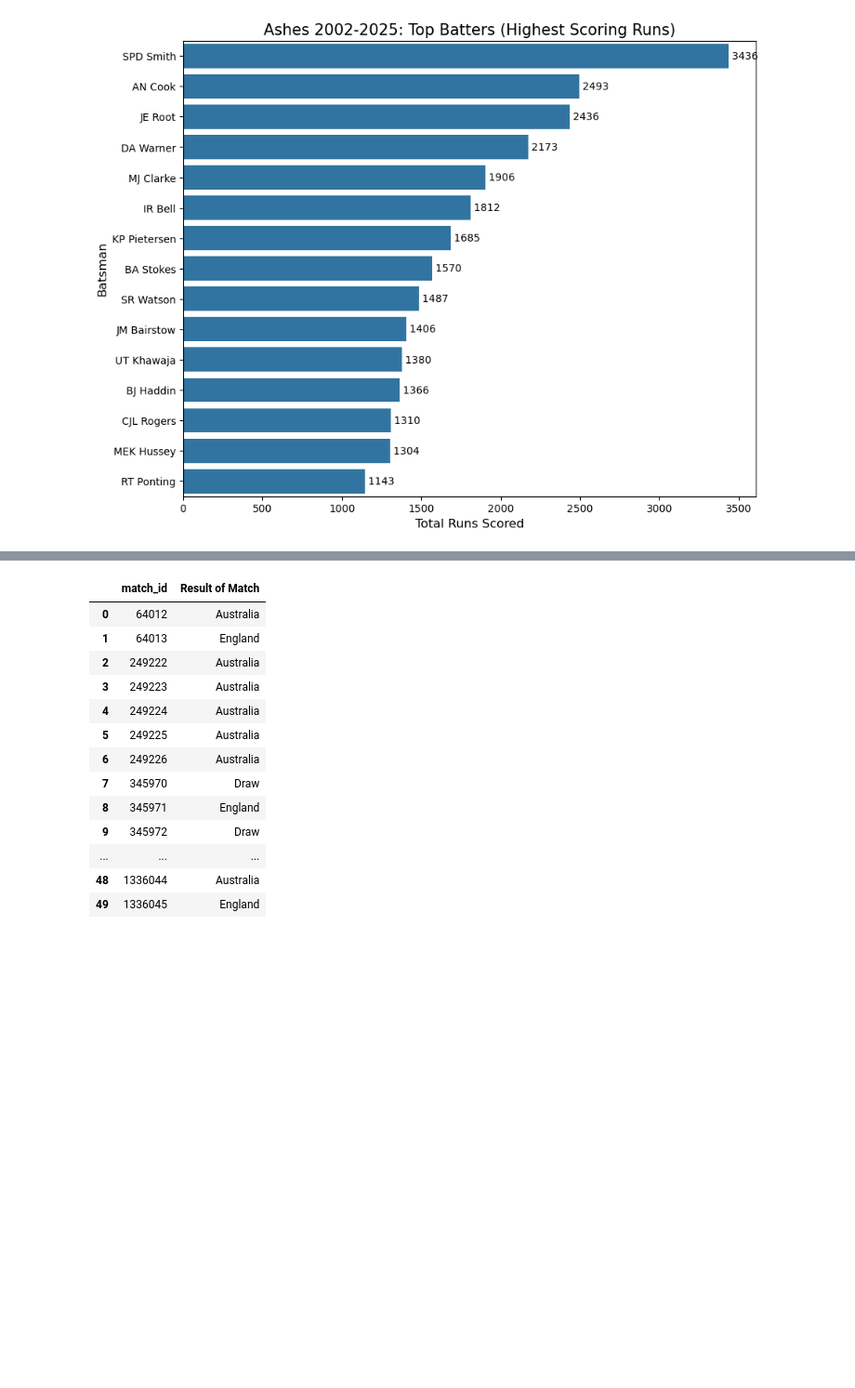
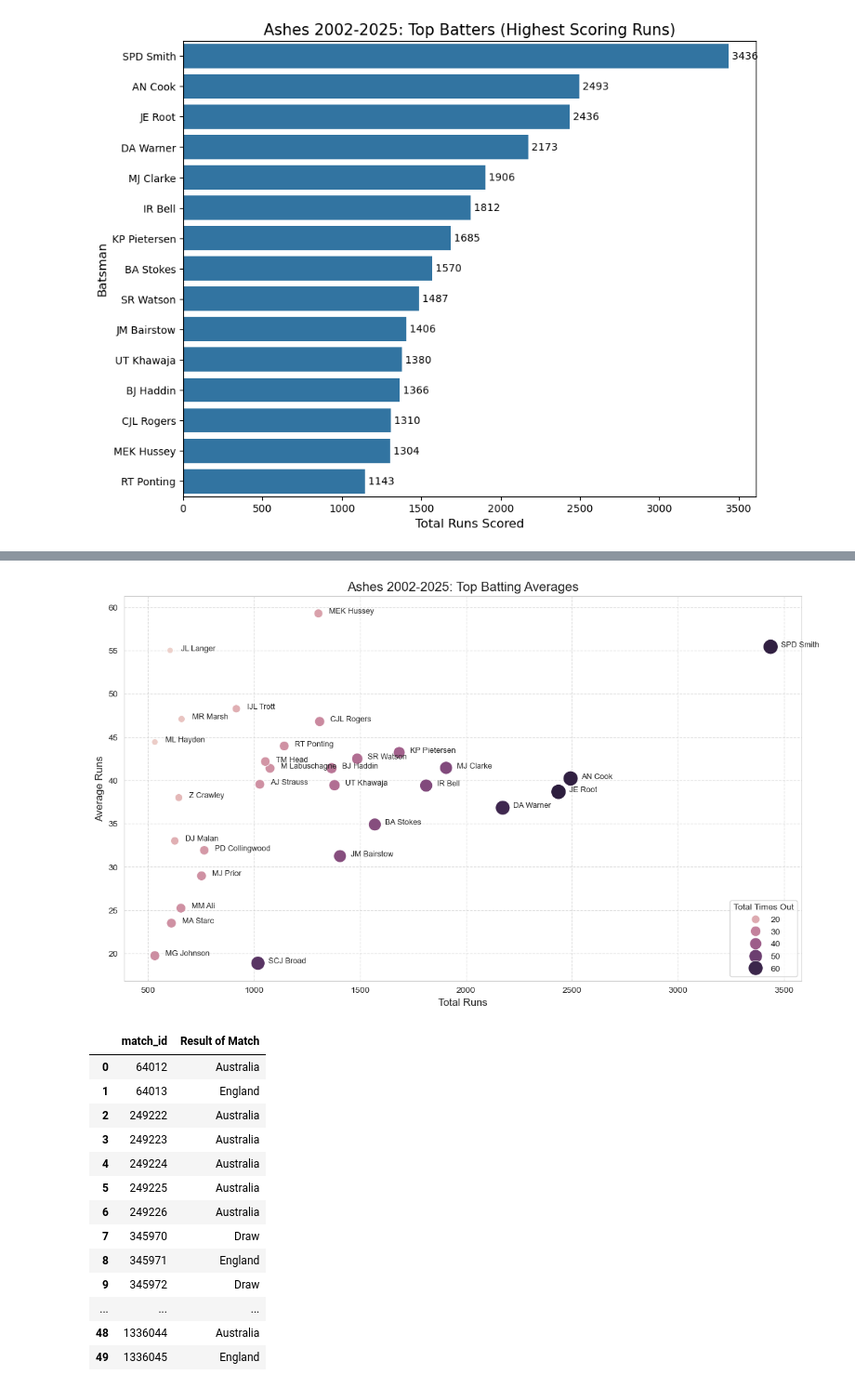
Before and after one commit to zoeh6176-sketch/Programming-Assessment, a Jupyter notebook: Untitled.ipynb, the cells around one changed output, grey strips where cells are left out. Shown at 93% size. Saved outputs shown, nothing was run; the diff lists cells and outputs as text; code cells hidden in the pictures; blank space fills up the shorter version.

```diff
--- a/Untitled.ipynb
+++ b/Untitled.ipynb
@@ -170,3 +210,29 @@ plt.show()
+# %%
+# runs x axis and batting average y axis
+top_players = top_stats.nlargest(30, 'total_runs')
+
+plt.figure(figsize = (14,8))
+sns.scatterplot(data = top_players,
+                x = 'total_runs',
+                y = 'average',
+                size = 'times_out',
+                hue = 'times_out',
+                sizes = (50,300))
+
+for i in range(top_players.shape[0]):
+    plt.text(x = top_players.total_runs.iloc[i] + 50,
+             y = top_players.average.iloc[i],
+             s = top_players.striker.iloc[i],
+             fontsize = 9)
+
+plt.title('Ashes 2002-2025: Top Batting Averages', fontsize = 15)
+plt.xlabel('Total Runs', fontsize = 12)
+plt.ylabel('Average Runs', fontsize = 12)
+plt.legend(title = "Total Times Out",loc = 'lower right')
+plt.grid(True, linestyle = '--', alpha = 0.6)
+plt.show()
+# %% [output]
+[figure, added]
 # %%
 # Determining winner of match or if match drawn
 match_scores = full_data.groupby(['match_id', 'batting_team'])['total_scored'].first().unstack()
```
Also changed, not shown: parts of 4 cells of this notebook.
